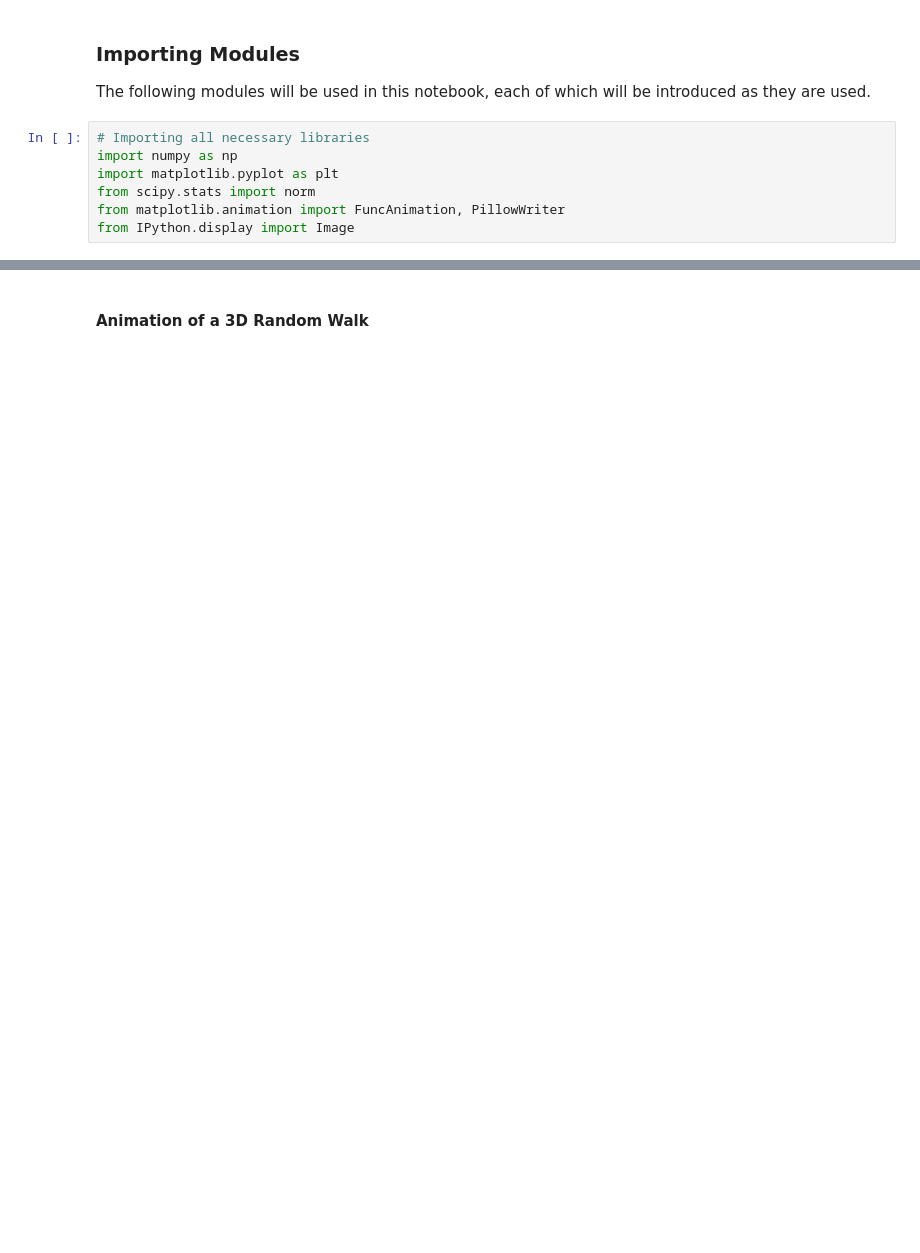
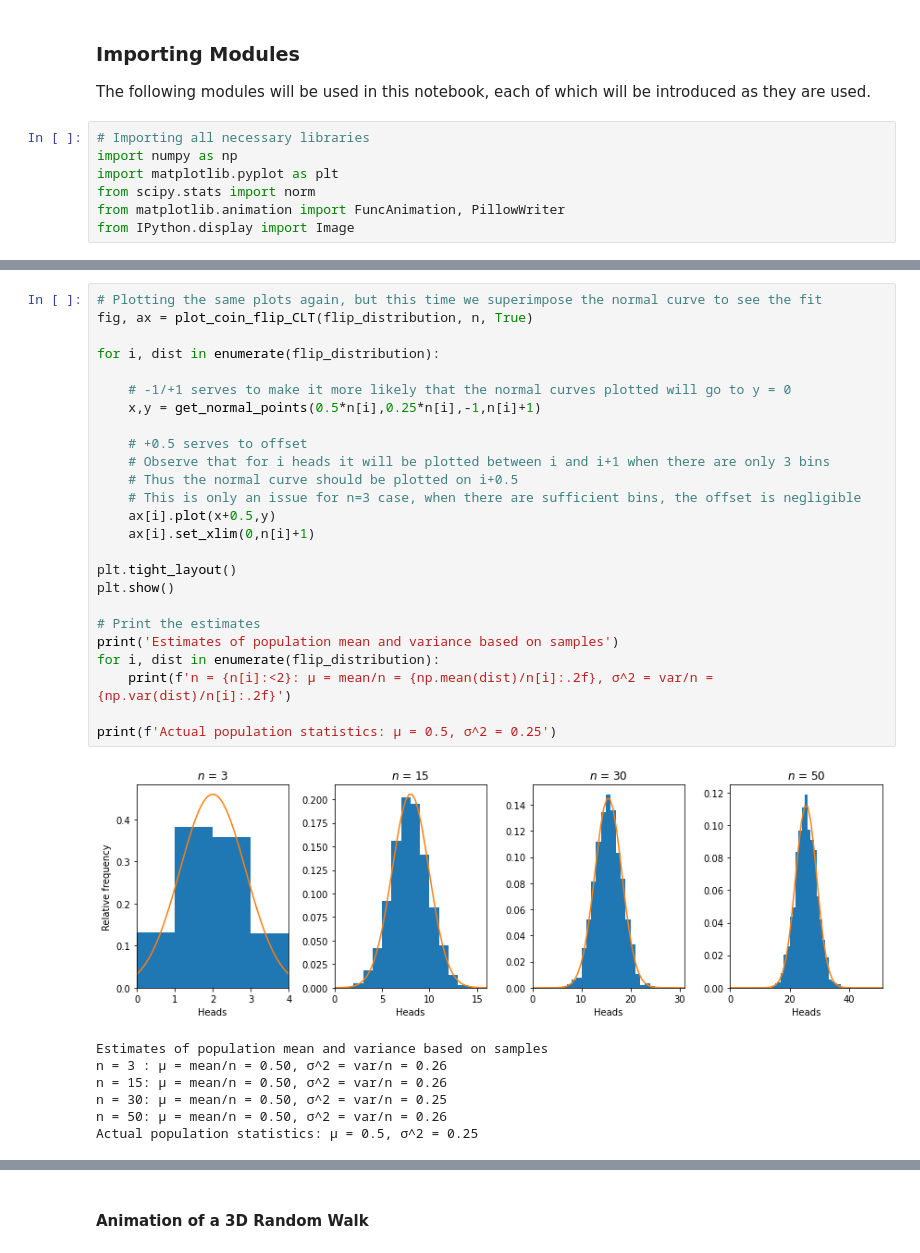
Before and after one commit to kubrian/central-weiner-theorem, a Jupyter notebook: Central Weiner Theorem.ipynb, the cells around one changed output, grey strips where cells are left out. Saved outputs shown, nothing was run; the diff lists cells and outputs as text; blank space fills up the shorter version.

```diff
--- a/Central Weiner Theorem.ipynb
+++ b/Central Weiner Theorem.ipynb
@@ -388,0 +302,33 @@
+# %%
+# Plotting the same plots again, but this time we superimpose the normal curve to see the fit
+fig, ax = plot_coin_flip_CLT(flip_distribution, n, True)
+
+for i, dist in enumerate(flip_distribution):
+
+    # -1/+1 serves to make it more likely that the normal curves plotted will go to y = 0
+    x,y = get_normal_points(0.5*n[i],0.25*n[i],-1,n[i]+1)
+
+    # +0.5 serves to offset
+    # Observe that for i heads it will be plotted between i and i+1 when there are only 3 bins
+    # Thus the normal curve should be plotted on i+0.5
+    # This is only an issue for n=3 case, when there are sufficient bins, the offset is negligible
+    ax[i].plot(x+0.5,y)
+    ax[i].set_xlim(0,n[i]+1)
+
+plt.tight_layout()
+plt.show()
+
+# Print the estimates
+print('Estimates of population mean and variance based on samples')
+for i, dist in enumerate(flip_distribution):
+    print(f'n = {n[i]:<2}: μ = mean/n = {np.mean(dist)/n[i]:.2f}, σ^2 = var/n = {np.var(dist)/n[i]:.2f}')
+
+print(f'Actual population statistics: μ = 0.5, σ^2 = 0.25')
+# %% [output]
+[figure, added]
+Estimates of population mean and variance based on samples
+n = 3 : μ = mean/n = 0.50, σ^2 = var/n = 0.26
+n = 15: μ = mean/n = 0.50, σ^2 = var/n = 0.26
+n = 30: μ = mean/n = 0.50, σ^2 = var/n = 0.25
+n = 50: μ = mean/n = 0.50, σ^2 = var/n = 0.26
+Actual population statistics: μ = 0.5, σ^2 = 0.25
```
Also changed, not shown: parts of 61 cells of this notebook.
